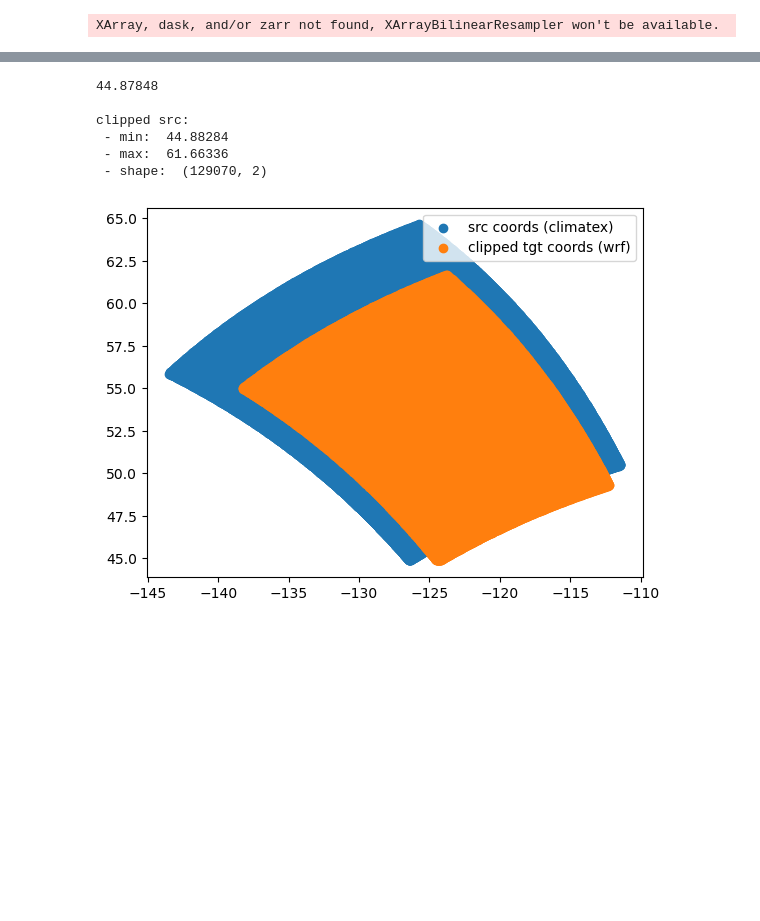
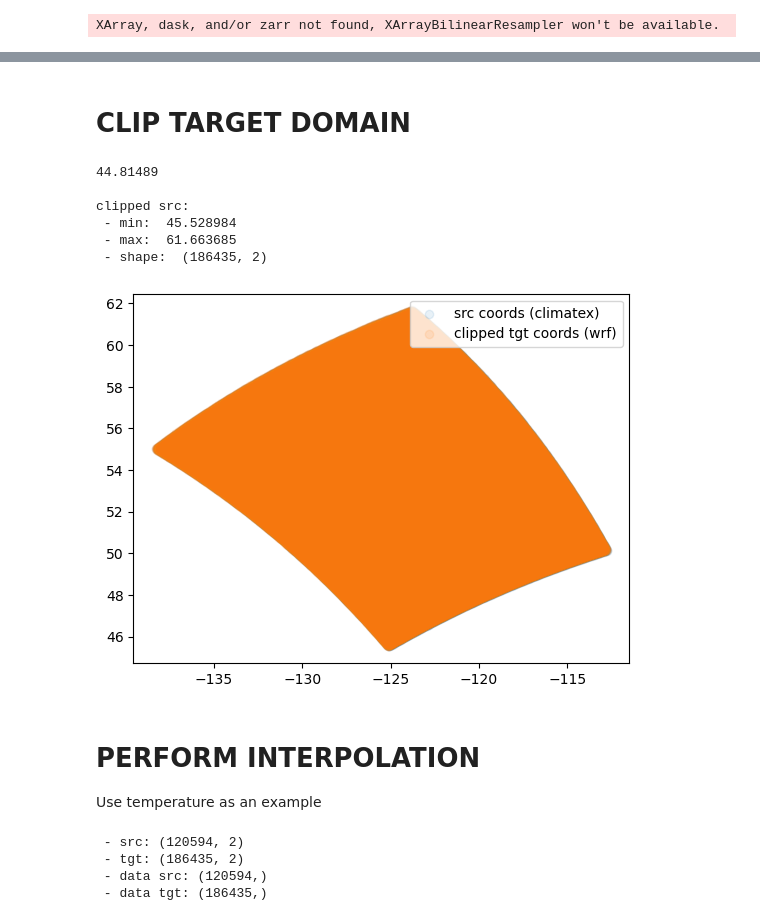
Before and after one commit to chjulie/wfrt_msc-thesis, a Jupyter notebook: sandbox/05-grid_interpolation.ipynb, the cells around one changed output, grey strips where cells are left out. Drawn from its saved outputs; the diff is of its cells as text; code cells hidden in the pictures; blank space fills up the shorter version.

Commit message:
feat: perform grid interpolation (notebook)

```diff
--- a/sandbox/05-grid_interpolation.ipynb
+++ b/sandbox/05-grid_interpolation.ipynb
@@ -244,6 +216,6 @@ def scipy_resampling(
 # %%
-src_coords = np.column_stack((climatex_ds.longitude.values, climatex_ds.latitude.values))
-tgt_coords = np.column_stack((wrf_ds.XLONG.values.flatten(), wrf_ds.XLAT.values.flatten())) # source coords is WAC00WG-01 XLONG/XLAT
+src_coords = np.column_stack((wrf_ds.XLONG.values.flatten(), wrf_ds.XLAT.values.flatten())) # source coords is WAC00WG-01 XLONG/XLAT
+tgt_coords = np.column_stack((climatex_ds.longitude.values, climatex_ds.latitude.values))
 
 print(f" - src_coords: {src_coords.shape}")
 print(f" - tgt_coords: {tgt_coords.shape}")
@@ -281,23 +253,43 @@ tgt:
+# %% [markdown]
+# CLIP TARGET DOMAIN
+# %%
+def clip_coords(src_coords, tgt_coords, tolerance=0.03):
+
+    tree_src = cKDTree(src_coords)
+    indices = tree_src.query_ball_point(tgt_coords, r=tolerance)
+    tgt_mask = np.array([len(idx) > 0 for idx in indices])
+
+    tree_tgt = cKDTree(tgt_coords)
+    indices = tree_tgt.query_ball_point(src_coords, r=tolerance)
+    src_mask = np.array([len(idx) > 0 for idx in indices])
+
+    return tgt_mask, src_mask
 # %%
 # clip tgt coords to climatex domain
 print(src_coords[:,1].min())
-clipped_tgt_coords = tgt_coords[tgt_coords[:,1] >= src_coords[:,1].min()]
+tgt_mask, src_mask = clip_coords(src_coords, tgt_coords)
+
+clipped_src_coords = src_coords[src_mask]
+clipped_tgt_coords = tgt_coords[tgt_mask]
 
 print('\nclipped src:')
 print(' - min: ', clipped_tgt_coords[:,1].min())
 print(' - max: ', clipped_tgt_coords[:,1].max())
 print(' - shape: ', clipped_tgt_coords.shape)
 
 fig, ax = plt.subplots()
-ax.scatter(x=src_coords[:,0], y=src_coords[:,1], label='src coords (climatex)')
-ax.scatter(x=clipped_tgt_coords[:,0], y=clipped_tgt_coords[:,1], label='clipped tgt coords (wrf)')
+ax.scatter(x=clipped_src_coords[:,0], y=clipped_src_coords[:,1], alpha=0.1, label='src coords (climatex)')
+ax.scatter(x=clipped_tgt_coords[:,0], y=clipped_tgt_coords[:,1], alpha=0.1, label='clipped tgt coords (wrf)')
 ax.legend(loc='upper right')
 plt.show()
 # %% [output]
-44.87848
+44.81489
 
 clipped src:
- - min:  44.88284
- - max:  61.66336
- - shape:  (129070, 2)
+ - min:  45.528984
+ - max:  61.663685
+ - shape:  (186435, 2)
-[figure, old version]
+[figure, new version]
+# %% [markdown]
+# PERFORM INTERPOLATION
+Use temperature as an example
@@ -303,0 +311,13 @@ clipped src:
+# %%
+data_tgt = climatex_ds['2t'].sel(lead_time=0, initial_date='2023-01-01T12:00:00.000000000')[tgt_mask]
+data_src = wrf_ds['2t'].sel(XTIME='2023-04-04T06:00:00.000000000').values.flatten()[src_mask]
+
+print(f" - src: {clipped_src_coords.shape}")
+print(f" - tgt: {clipped_tgt_coords.shape}")    # climatex
+print(f" - data src: {data_src.shape}")
+print(f" - data tgt: {data_tgt.values.shape}")
+# %% [output]
+ - src: (120594, 2)
+ - tgt: (186435, 2)
+ - data src: (120594,)
+ - data tgt: (186435,)
```
Also changed, not shown: parts of 11 cells of this notebook, 3 other files.
